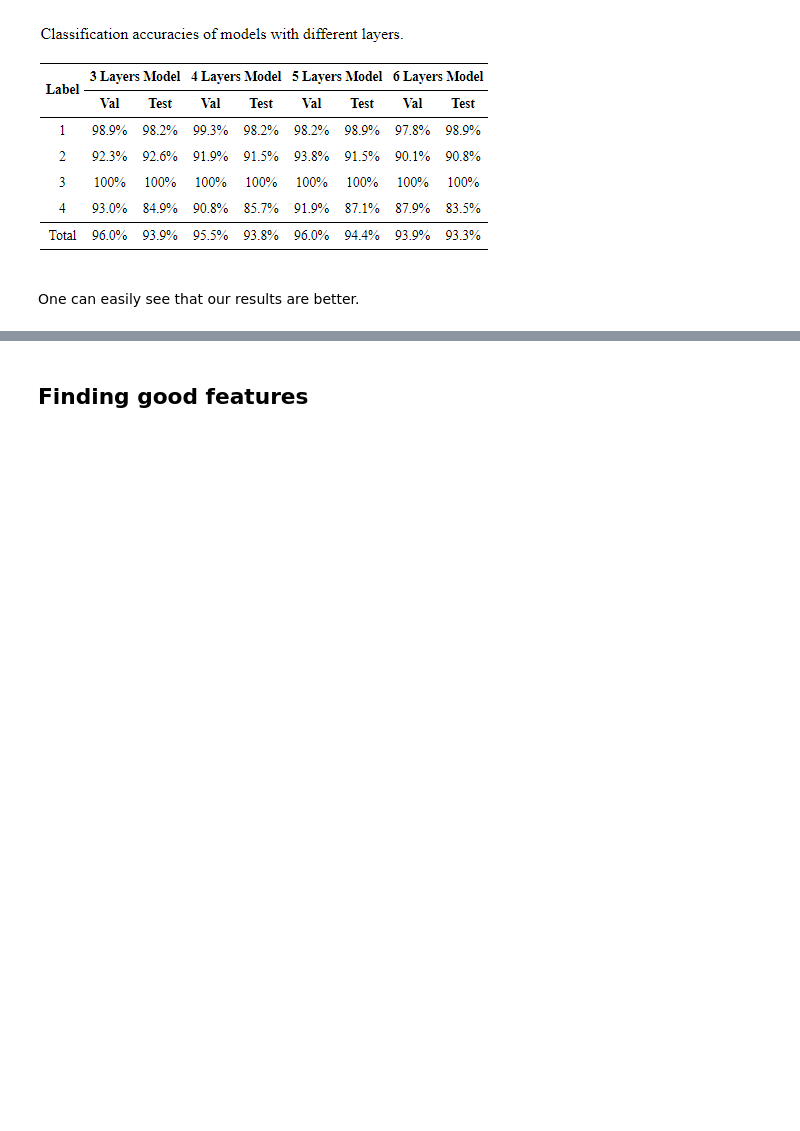
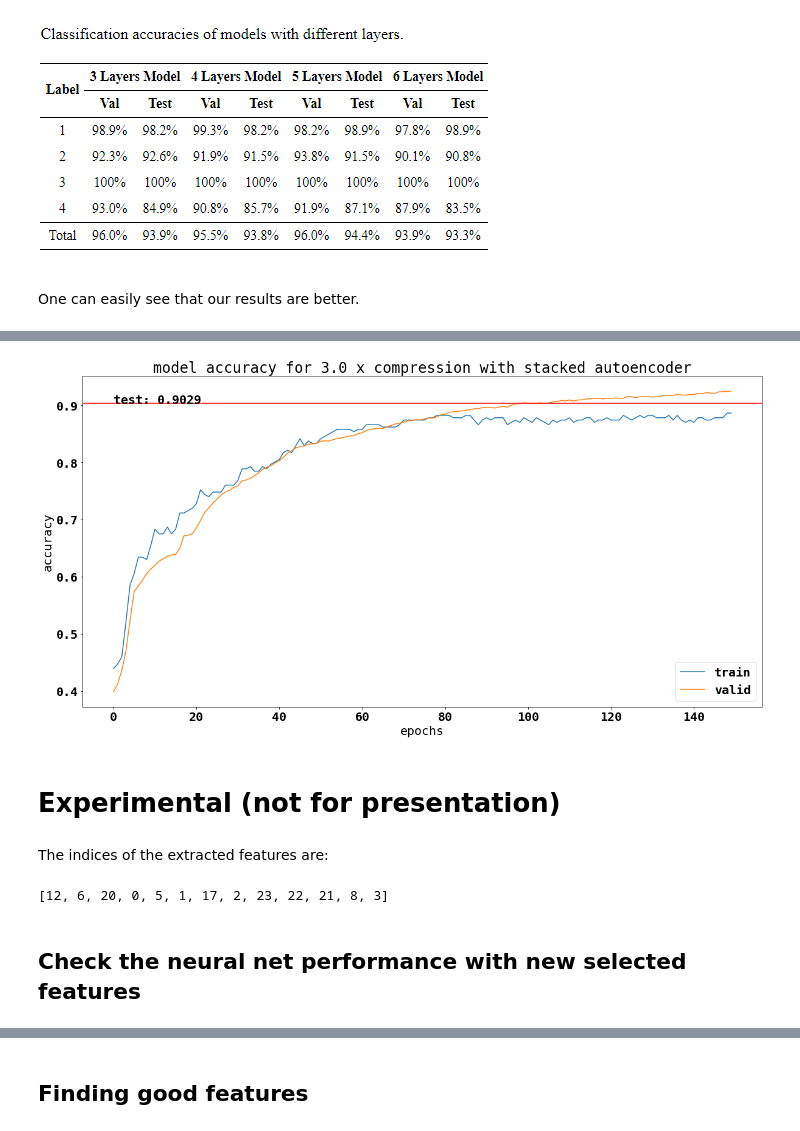
Before and after one commit to philippgrafendorfe/stackedautoencoders, a Jupyter notebook: ROBO_Autoencoder.ipynb, the cells around one changed output, grey strips where cells are left out. Drawn from its saved outputs; the diff is of its cells as text; code cells hidden in the pictures; blank space fills up the shorter version.

```diff
--- a/ROBO_Autoencoder.ipynb
+++ b/ROBO_Autoencoder.ipynb
@@ -227,0 +266,6 @@ One can easily see that our results are better.
+# %%
+encoder_dim1 = 16
+encoder_dim2 = 8
+decoder_dim1 = 16
+hidden1_dim = 20
+hidden2_dim = 20
@@ -227,0 +306,11 @@ One can easily see that our results are better.
+# %%
+stacked_auto_classifier.fit({'main_input': x_train},
+                            {'main_output': y_train, 'decoder_output': x_train},
+                            epochs=epochsize,
+                            batch_size=batchsize,
+                            shuffle=shuffle,
+                            validation_split=0.05,
+                            verbose=0)
+
+score = stacked_auto_classifier.evaluate(x=x_val, y=[y_val, x_val], verbose=1)
+print(score[3])
@@ -227,0 +320,33 @@ One can easily see that our results are better.
+# %%
+fig = plt.figure(figsize=(20,10))
+plt.plot(stacked_auto_classifier.history.history['val_main_output_acc'])
+plt.plot(stacked_auto_classifier.history.history['main_output_acc'])
+plt.axhline(y=score[3], c="red")
+plt.text(0, score[3], "test: " + str(round(score[3], 4)), fontdict=font)
+plt.title('model accuracy for ' + str(round(input_dim/encoder_dim, 2)) +  ' x compression with stacked autoencoder')
+plt.ylabel('accuracy')
+plt.xlabel('epochs')
+plt.legend(['train', 'valid'], loc='lower right')
+plt.show()
+# %% [output]
+[figure, added]
+# %% [markdown]
+# Experimental (not for presentation)
+# %% [markdown]
+The indices of the extracted features are:
+# %%
+encoding_weights = encoding_layer.get_weights()
+sum_of_weights = {index: item.sum() for (index, item) in enumerate(encoding_weights[0])}
+
+weights = sum_of_weights
+features = []
+for i in range(encoder_dim1):
+    max_key = max(weights, key=lambda key: weights[key])
+    features.append(max_key)
+    del weights[max_key]
+
+print(features)
+# %% [output]
+[12, 6, 20, 0, 5, 1, 17, 2, 23, 22, 21, 8, 3]
+# %% [markdown]
+## Check the neural net performance with new selected features
```
Also changed, not shown: parts of 35 cells of this notebook, 9 other files.
